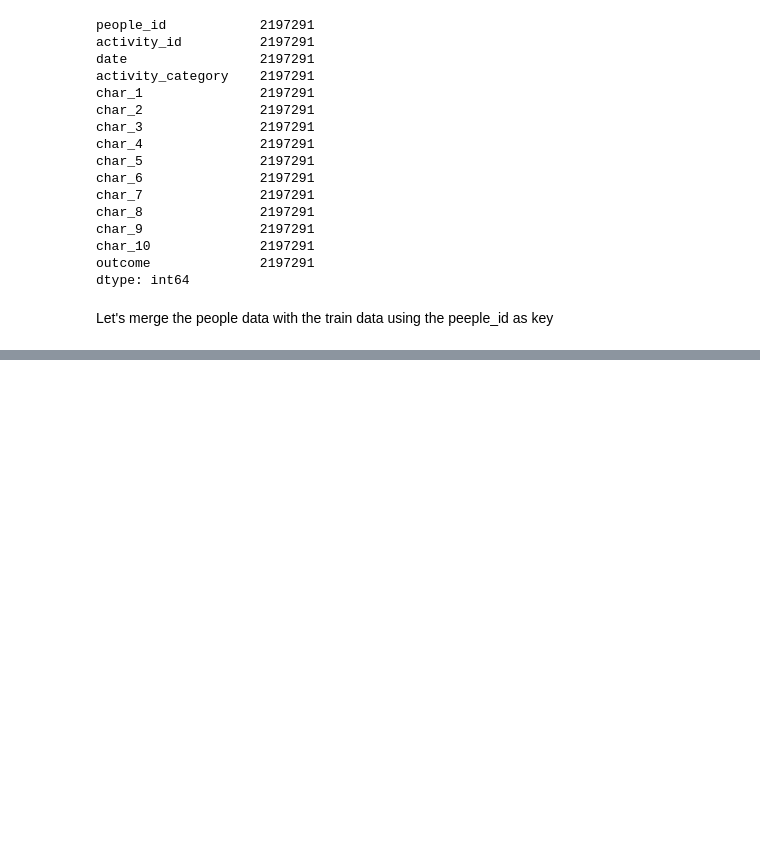
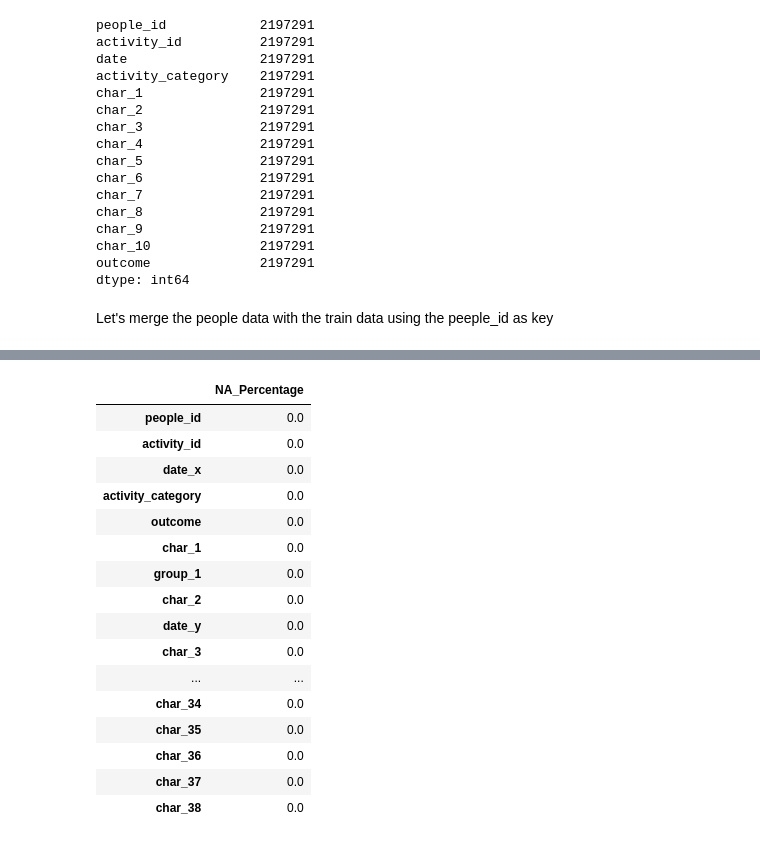
Before and after one commit to juliusmarkwei/Red-Hat-Business-Value, a Jupyter notebook: notebook/index.ipynb, the cells around one changed output, grey strips where cells are left out. Drawn from its saved outputs; the diff is of its cells as text; code cells hidden in the pictures; blank space fills up the shorter version.

```diff
--- a/notebook/index.ipynb
+++ b/notebook/index.ipynb
@@ -201,0 +214,20 @@ train_merged.head()
+# %%
+pd.DataFrame(new_df.isna().sum() / new_df.shape[0], columns=["NA_Percentage"])
+# %% [output]
+|  | NA_Percentage |
+| people_id | 0.0 |
+| activity_id | 0.0 |
+| date_x | 0.0 |
+| activity_category | 0.0 |
+| outcome | 0.0 |
+| char_1 | 0.0 |
+| group_1 | 0.0 |
+| char_2 | 0.0 |
+| date_y | 0.0 |
+| char_3 | 0.0 |
+| ... | ... |
+| char_34 | 0.0 |
+| char_35 | 0.0 |
+| char_36 | 0.0 |
+| char_37 | 0.0 |
+| char_38 | 0.0 |
```
Also changed, not shown: parts of 12 cells of this notebook.
